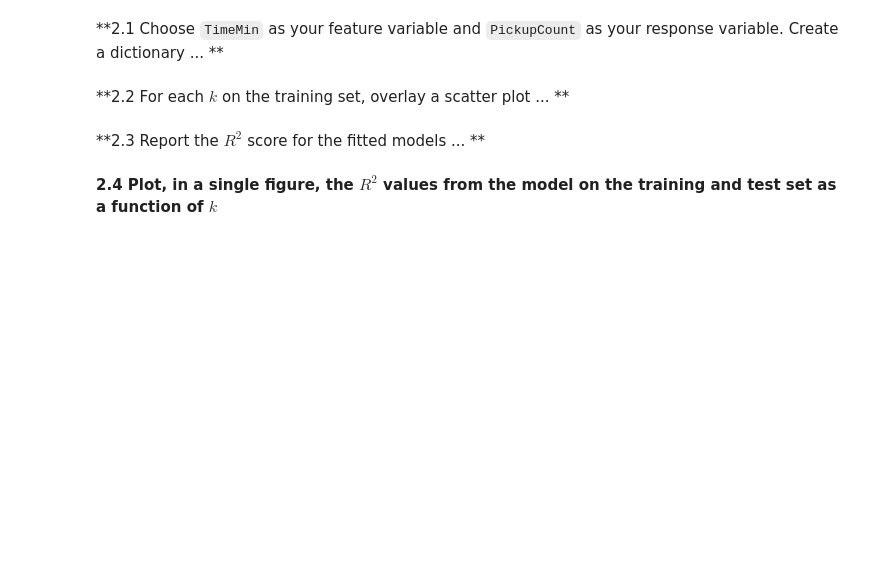
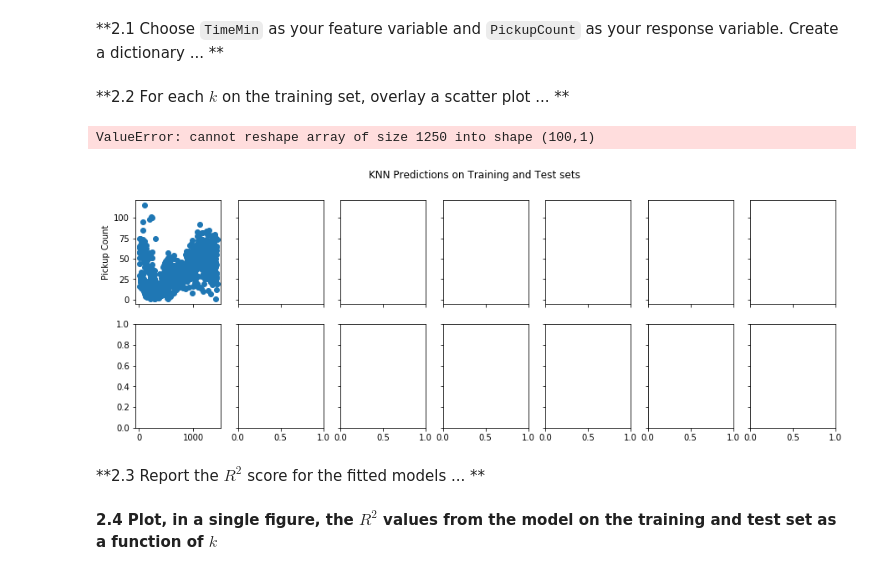
Before and after one commit to tmaounis/cs109a_hw2, a Jupyter notebook: cs109a_hw2_109.ipynb, the cells around one changed output. Saved outputs shown, nothing was run; the diff lists cells and outputs as text; code cells hidden in the pictures; blank space fills up the shorter version.

```diff
--- a/cs109a_hw2_109.ipynb
+++ b/cs109a_hw2_109.ipynb
@@ -132,2 +130,18 @@ In lecture we've seen k-Nearest Neighbors (k-NN) Regression, a non-parametric re
+# %%
+# your code here
+k_values = [1, 10, 75, 250, 500, 750, 1000]
+y_train = np.array(df_data.PickupCount) #PickupCount is response variable
+X_train = np.array(df_data.TimeMin) #TimeMin is feature variable
+X_train = X_train.reshape(X_train.shape[0], 1)
+
+def get_KNNmodels(df_data):
+    reg_dict = {}
+    for k in k_values:
+        knnreg = KNeighborsRegressor(n_neighbors=k)
+        knnreg.fit(X_train, y_train)
+        reg_dict[k] = knnreg
+    return reg_dict
+
+train_KNN_dict = get_KNNmodels(train_data)
 # %% [markdown]
 **2.2 For each $k$ on the training set, overlay a scatter plot ... **
@@ -137,3 +148,21 @@ In lecture we've seen k-Nearest Neighbors (k-NN) Regression, a non-parametric re
+# %%
+# your code here
+fig, axes = plt.subplots(2,7,sharex='col',sharey='row',figsize=(15,5))
+fig.suptitle("KNN Predictions on Training and Test sets")
+#xgrid = np.linspace(np.min(df_data.TimeMin), np.max(df_data.TimeMin), 100)
+for ax in axes:
+    ctr = 0 #counter
+    for a in ax:
+        k = k_values[ctr]
+        a.set(xlabel='Time', ylabel='Pickup Count')
+        a.plot(df_data.TimeMin, df_data.PickupCount, 'o', label="data") #overlay scatter plot
+        a.label_outer()
+        predictions = train_KNN_dict[k].predict(X_train.reshape(100,1))
+        a.plot(predictions, label="{}-NN".format(k))
+        ctr+=1
+# %% [output]
+ValueError: cannot reshape array of size 1250 into shape (100,1)
+[figure, added]
 # %%
 # your code here
 # %%
```
Also changed, not shown: parts of 2 cells of this notebook.
